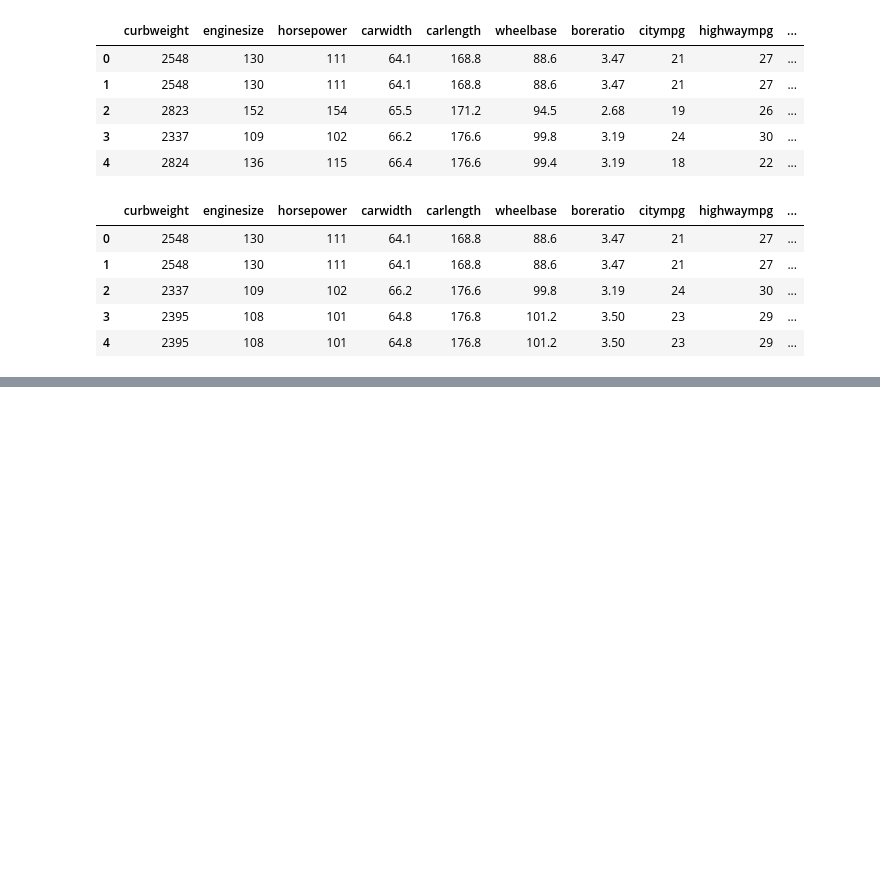
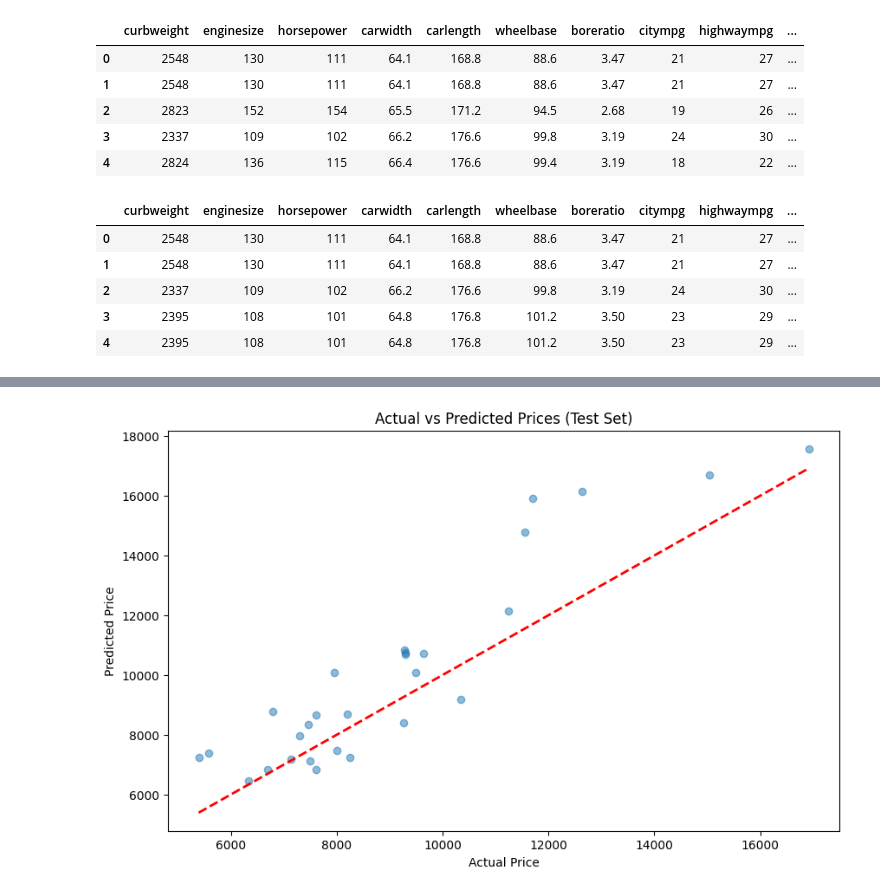
Before and after one commit to S-Pushkar/Multi_Node_Deep_Learning_Framework, a Jupyter notebook: kaggle_dataset/car_prices.ipynb, the cells around one changed output, grey strips where cells are left out. Saved outputs shown, nothing was run; the diff lists cells and outputs as text; code cells hidden in the pictures; blank space fills up the shorter version.

Commit message:
storing predictions and true values in test_predictions.csv to plot graph

```diff
--- a/kaggle_dataset/car_prices.ipynb
+++ b/kaggle_dataset/car_prices.ipynb
@@ -190,3 +190,17 @@ for i, df_part in enumerate(dfs):
 test_df = pd.DataFrame(X_test, columns=features)
 test_df['price'] = y_test
 test_df.to_csv('test.csv', index=False, header=False)
+# %%
+df = pd.read_csv('../test_predictions.csv')
+df.columns = ['predicted_price', 'actual_price']
+
+# Plot predicted vs actual prices
+plt.figure(figsize=(10, 6))
+plt.scatter(df['actual_price'], df['predicted_price'], alpha=0.5)
+plt.plot([min(df['actual_price']), max(df['actual_price'])], [min(df['actual_price']), max(df['actual_price'])], 'r--', lw=2)
+plt.xlabel('Actual Price')
+plt.ylabel('Predicted Price')
+plt.title('Actual vs Predicted Prices (Test Set)')
+plt.show()
+# %% [output]
+[figure, added]
```
Also changed, not shown: parts of 1 cell of this notebook, 3 other files.
